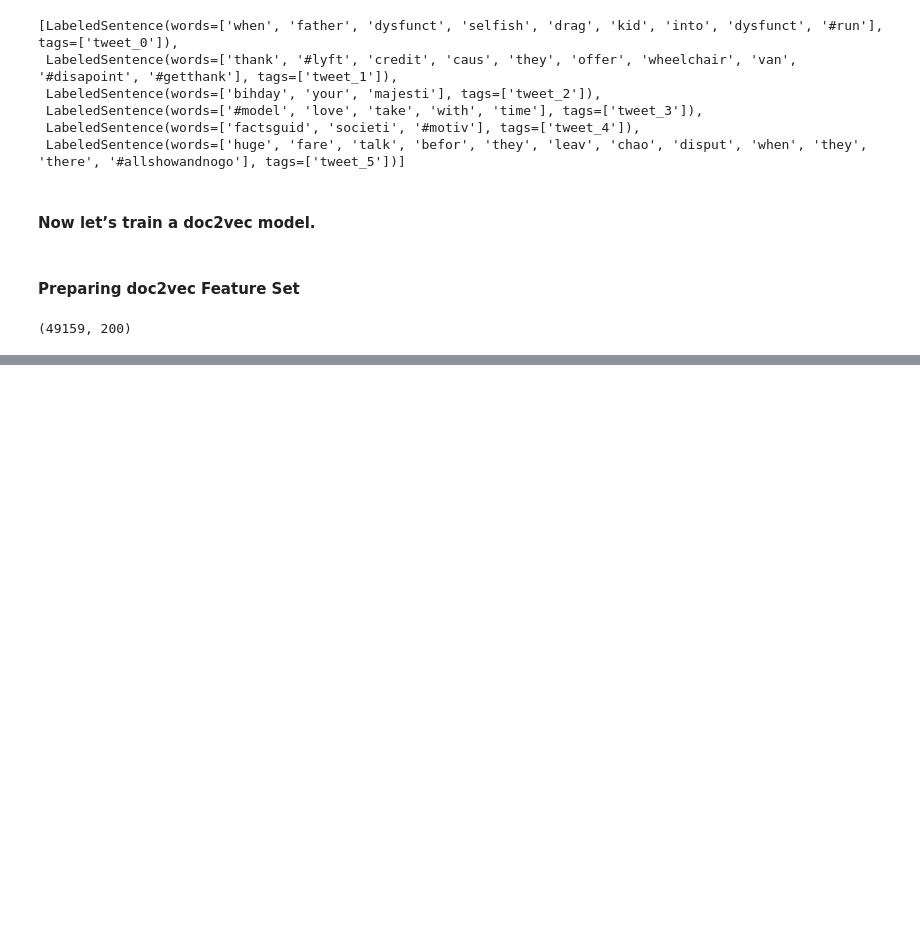
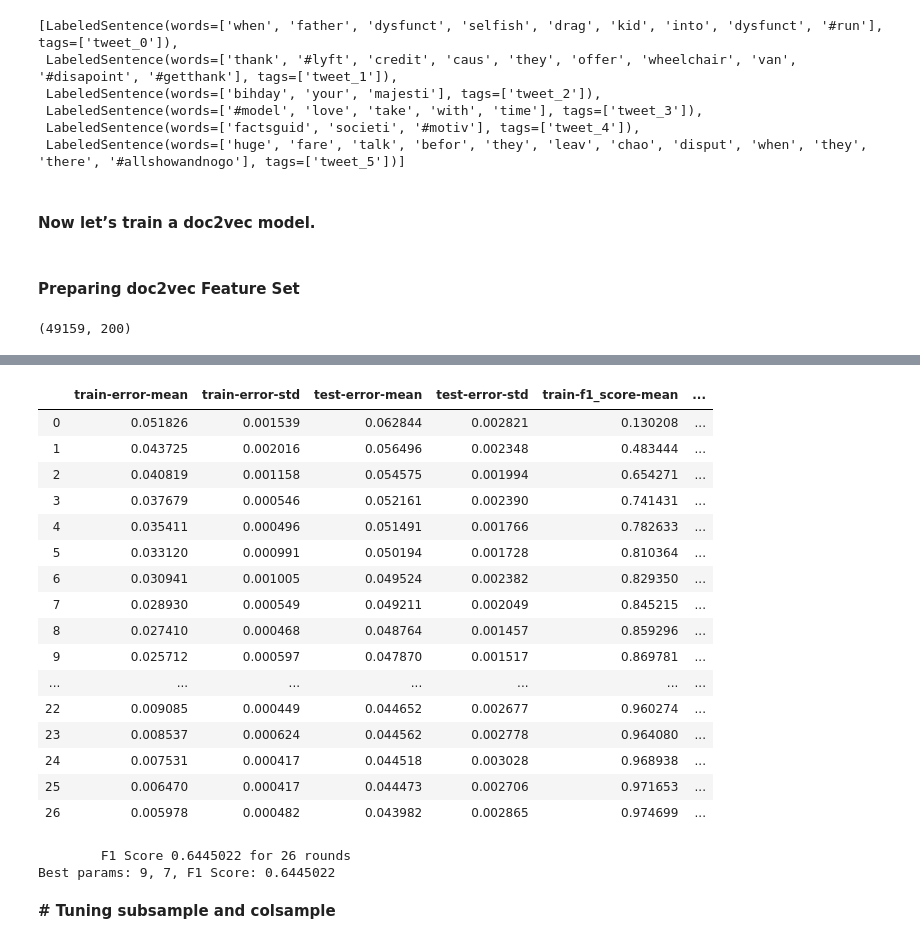
Before and after one commit to deepakmarichi/Twitter-Sentiment-Analysis, a Jupyter notebook: Twitter-Sentiment-Analysis.ipynb, the cells around one changed output, grey strips where cells are left out. Cells and saved outputs as stored; diff of their text form; code cells hidden in the pictures; blank space fills up the shorter version.

```diff
--- a/Twitter-Sentiment-Analysis.ipynb
+++ b/Twitter-Sentiment-Analysis.ipynb
@@ -520,0 +813,11 @@ docvec_df.shape
+# %%
+gridsearch_params = [
+    (max_depth, min_child_weight)
+    for max_depth in range(6,10)
+     for min_child_weight in range(5,8)
+ ]
+# %%
+max_f1 = 0. # initializing with 0
+best_params = None
+for max_depth, min_child_weight in gridsearch_params:
+    print("CV with max_depth={}, min_child_weight={}".format(max_depth, min_child_weight))
@@ -520,0 +837,49 @@ docvec_df.shape
+# %%
+# Update our parameters
+params['max_depth'] = max_depth
+params['min_child_weight'] = min_child_weight
+# %%
+# Cross-validation
+cv_results = xgb.cv( params,
+                    dtrain,
+                    feval= custom_eval,
+                    num_boost_round=200,
+                    maximize=True,
+                    seed=16,
+                    nfold=5,
+                    early_stopping_rounds=10
+                   )
+# %%
+cv_results
+# %% [output]
+|  | train-error-mean | train-error-std | test-error-mean | test-error-std | train-f1_score-mean | ... |
+| 0 | 0.051826 | 0.001539 | 0.062844 | 0.002821 | 0.130208 | ... |
+| 1 | 0.043725 | 0.002016 | 0.056496 | 0.002348 | 0.483444 | ... |
+| 2 | 0.040819 | 0.001158 | 0.054575 | 0.001994 | 0.654271 | ... |
+| 3 | 0.037679 | 0.000546 | 0.052161 | 0.002390 | 0.741431 | ... |
+| 4 | 0.035411 | 0.000496 | 0.051491 | 0.001766 | 0.782633 | ... |
+| 5 | 0.033120 | 0.000991 | 0.050194 | 0.001728 | 0.810364 | ... |
+| 6 | 0.030941 | 0.001005 | 0.049524 | 0.002382 | 0.829350 | ... |
+| 7 | 0.028930 | 0.000549 | 0.049211 | 0.002049 | 0.845215 | ... |
+| 8 | 0.027410 | 0.000468 | 0.048764 | 0.001457 | 0.859296 | ... |
+| 9 | 0.025712 | 0.000597 | 0.047870 | 0.001517 | 0.869781 | ... |
+| ... | ... | ... | ... | ... | ... | ... |
+| 22 | 0.009085 | 0.000449 | 0.044652 | 0.002677 | 0.960274 | ... |
+| 23 | 0.008537 | 0.000624 | 0.044562 | 0.002778 | 0.964080 | ... |
+| 24 | 0.007531 | 0.000417 | 0.044518 | 0.003028 | 0.968938 | ... |
+| 25 | 0.006470 | 0.000417 | 0.044473 | 0.002706 | 0.971653 | ... |
+| 26 | 0.005978 | 0.000482 | 0.043982 | 0.002865 | 0.974699 | ... |
+# %%
+# Finding best F1 Score
+
+mean_f1 = cv_results['test-f1_score-mean'].max()
+boost_rounds = cv_results['test-f1_score-mean'].idxmax()
+print("\tF1 Score {} for {} rounds".format(mean_f1, boost_rounds))
+if mean_f1 > max_f1:
+        max_f1 = mean_f1
+        best_params = (max_depth,min_child_weight)
+
+print("Best params: {}, {}, F1 Score: {}".format(best_params[0], best_params[1], max_f1))
+# %% [output]
+        F1 Score 0.6445022 for 26 rounds
+Best params: 9, 7, F1 Score: 0.6445022
@@ -520,0 +891,2 @@ docvec_df.shape
+# %% [markdown]
+**# Tuning subsample and colsample**
```
Also changed, not shown: parts of 74 cells of this notebook, 2 other files.
